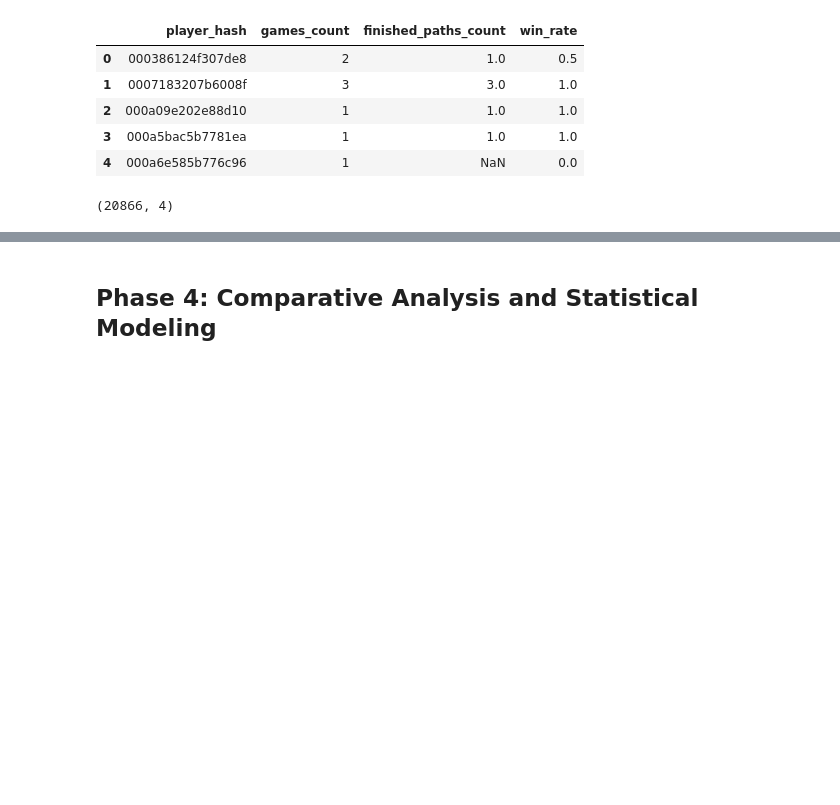
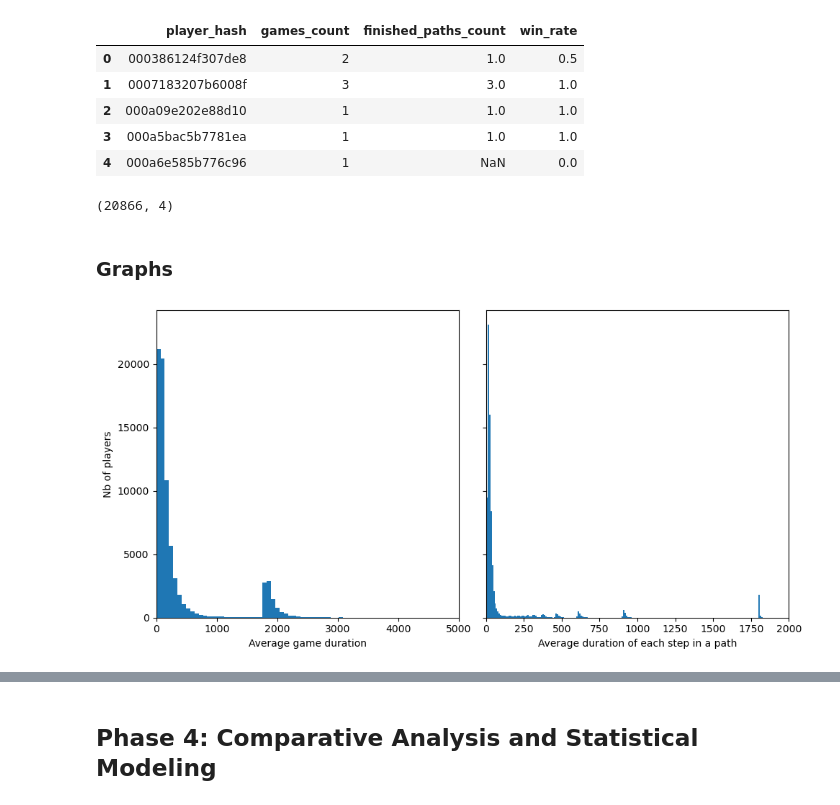
Before and after one commit to epfl-ada/ada-2023-project-epfldatadynamos, a Jupyter notebook: P3.ipynb, the cells around one changed output, grey strips where cells are left out. Cells and saved outputs as stored; diff of their text form; code cells hidden in the pictures; blank space fills up the shorter version.

Commit message:
Graphs

```diff
--- a/P3.ipynb
+++ b/P3.ipynb
@@ -287,3 +300,23 @@ player_game_counts.shape
 | 3 | 000a5bac5b7781ea | 1 | 1.0 | 1.0 |
 | 4 | 000a6e585b776c96 | 1 | NaN | 0.0 |
 (20866, 4)
+# %% [markdown]
+### Graphs
+# %%
+fig, axs = plt.subplots(1, 2, figsize=(10, 5), sharey=True)
+
+# Average game duration
+axs[0].hist(players['durationInSec'], bins=500);
+axs[0].set_xlim([0, 5000])
+axs[0].set_ylabel('Nb of players')
+axs[0].set_xlabel('Average game duration');
+
+# Average duration of each step in a path
+axs[1].hist(players['avg_duration'], bins=500);
+axs[1].set_xlim([0, 2000])
+axs[1].set_xlabel('Average duration of each step in a path');
+
+fig.tight_layout()
+#fig.savefig('players_duration.png', dpi=300)
+# %% [output]
+[figure, added]
```
Also changed, not shown: parts of 29 cells of this notebook.
